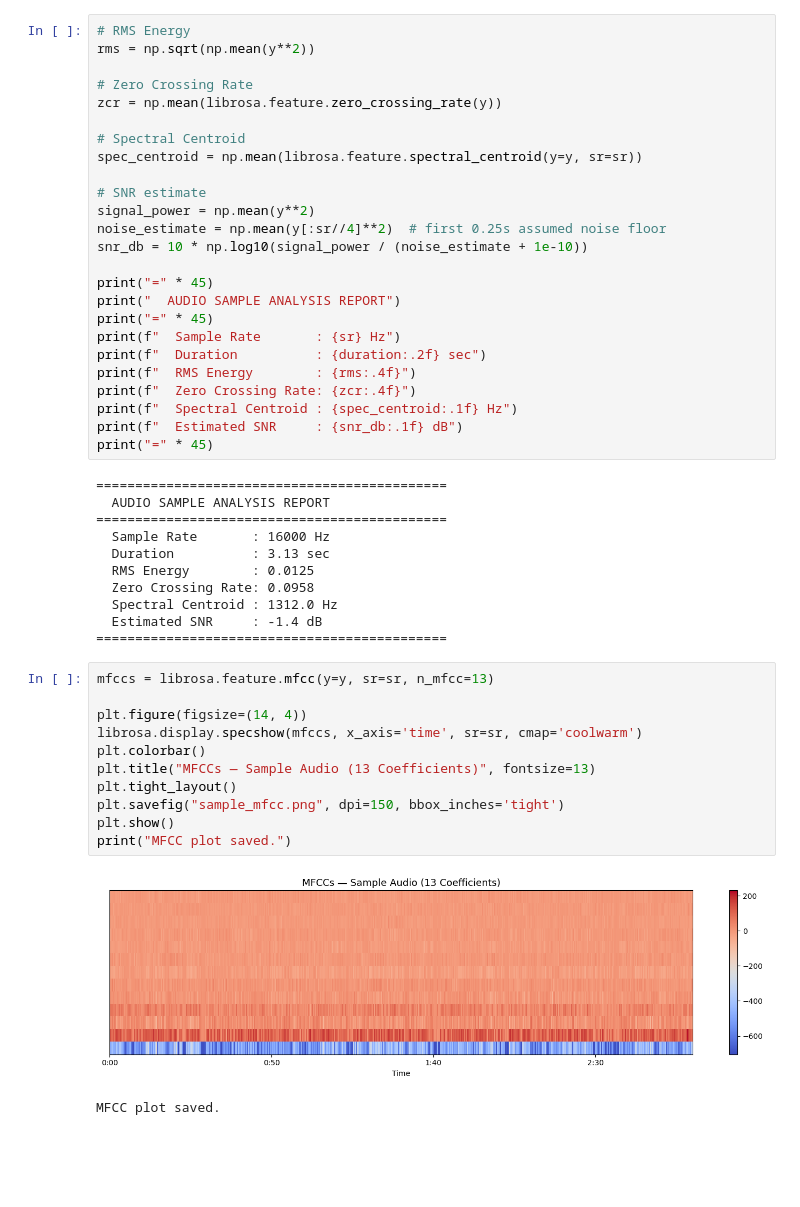
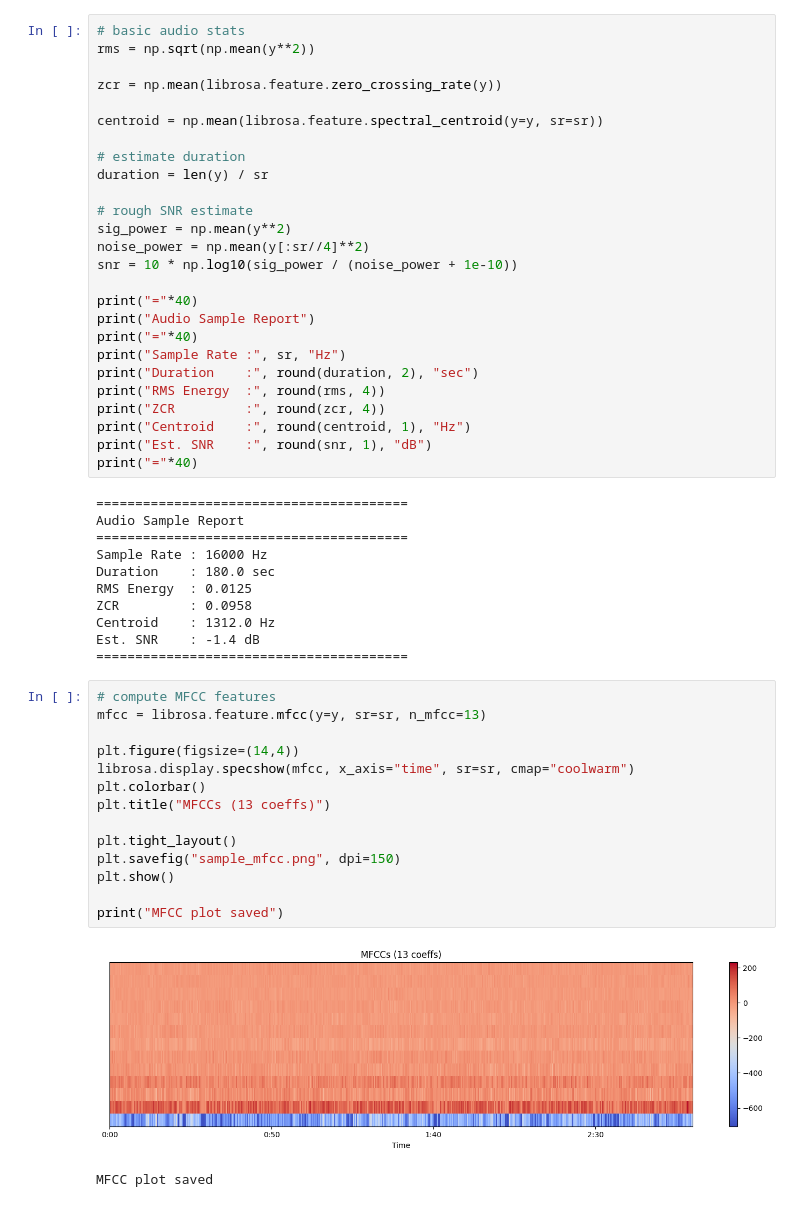
Before and after one commit to vennelavarshini18/ISSR_Project01_Screening, a Jupyter notebook: Dataset_selection_N1.ipynb, the cells around one changed output. Drawn from its saved outputs; the diff is of its cells as text; blank space fills up the shorter version.

```diff
--- a/Dataset_selection_N1.ipynb
+++ b/Dataset_selection_N1.ipynb
@@ -200,51 +183,55 @@ Plot saved.
 # %%
-# RMS Energy
+# basic audio stats
 rms = np.sqrt(np.mean(y**2))
 
-# Zero Crossing Rate
 zcr = np.mean(librosa.feature.zero_crossing_rate(y))
 
-# Spectral Centroid
-spec_centroid = np.mean(librosa.feature.spectral_centroid(y=y, sr=sr))
+centroid = np.mean(librosa.feature.spectral_centroid(y=y, sr=sr))
 
-# SNR estimate
-signal_power = np.mean(y**2)
-noise_estimate = np.mean(y[:sr//4]**2)  # first 0.25s assumed noise floor
-snr_db = 10 * np.log10(signal_power / (noise_estimate + 1e-10))
+# estimate duration
+duration = len(y) / sr
 
-print("=" * 45)
-print("  AUDIO SAMPLE ANALYSIS REPORT")
-print("=" * 45)
-print(f"  Sample Rate       : {sr} Hz")
-print(f"  Duration          : {duration:.2f} sec")
-print(f"  RMS Energy        : {rms:.4f}")
-print(f"  Zero Crossing Rate: {zcr:.4f}")
-print(f"  Spectral Centroid : {spec_centroid:.1f} Hz")
-print(f"  Estimated SNR     : {snr_db:.1f} dB")
-print("=" * 45)
+# rough SNR estimate
+sig_power = np.mean(y**2)
+noise_power = np.mean(y[:sr//4]**2)
+snr = 10 * np.log10(sig_power / (noise_power + 1e-10))
+
+print("="*40)
+print("Audio Sample Report")
+print("="*40)
+print("Sample Rate :", sr, "Hz")
+print("Duration    :", round(duration, 2), "sec")
+print("RMS Energy  :", round(rms, 4))
+print("ZCR         :", round(zcr, 4))
+print("Centroid    :", round(centroid, 1), "Hz")
+print("Est. SNR    :", round(snr, 1), "dB")
+print("="*40)
 # %% [output]
-=============================================
-  AUDIO SAMPLE ANALYSIS REPORT
-=============================================
-  Sample Rate       : 16000 Hz
-  Duration          : 3.13 sec
-  RMS Energy        : 0.0125
-  Zero Crossing Rate: 0.0958
-  Spectral Centroid : 1312.0 Hz
-  Estimated SNR     : -1.4 dB
-=============================================
+========================================
+Audio Sample Report
+========================================
+Sample Rate : 16000 Hz
+Duration    : 180.0 sec
+RMS Energy  : 0.0125
+ZCR         : 0.0958
+Centroid    : 1312.0 Hz
+Est. SNR    : -1.4 dB
+========================================
 # %%
-mfccs = librosa.feature.mfcc(y=y, sr=sr, n_mfcc=13)
+# compute MFCC features
+mfcc = librosa.feature.mfcc(y=y, sr=sr, n_mfcc=13)
 
-plt.figure(figsize=(14, 4))
-librosa.display.specshow(mfccs, x_axis='time', sr=sr, cmap='coolwarm')
+plt.figure(figsize=(14,4))
+librosa.display.specshow(mfcc, x_axis="time", sr=sr, cmap="coolwarm")
 plt.colorbar()
-plt.title("MFCCs — Sample Audio (13 Coefficients)", fontsize=13)
+plt.title("MFCCs (13 coeffs)")
+
 plt.tight_layout()
-plt.savefig("sample_mfcc.png", dpi=150, bbox_inches='tight')
+plt.savefig("sample_mfcc.png", dpi=150)
 plt.show()
-print("MFCC plot saved.")
+
+print("MFCC plot saved")
 # %% [output]
-[figure, old version]
+[figure, new version]
-MFCC plot saved.
+MFCC plot saved
 # %% [markdown]
```
Also changed, not shown: parts of 6 cells of this notebook, 6 other files.
